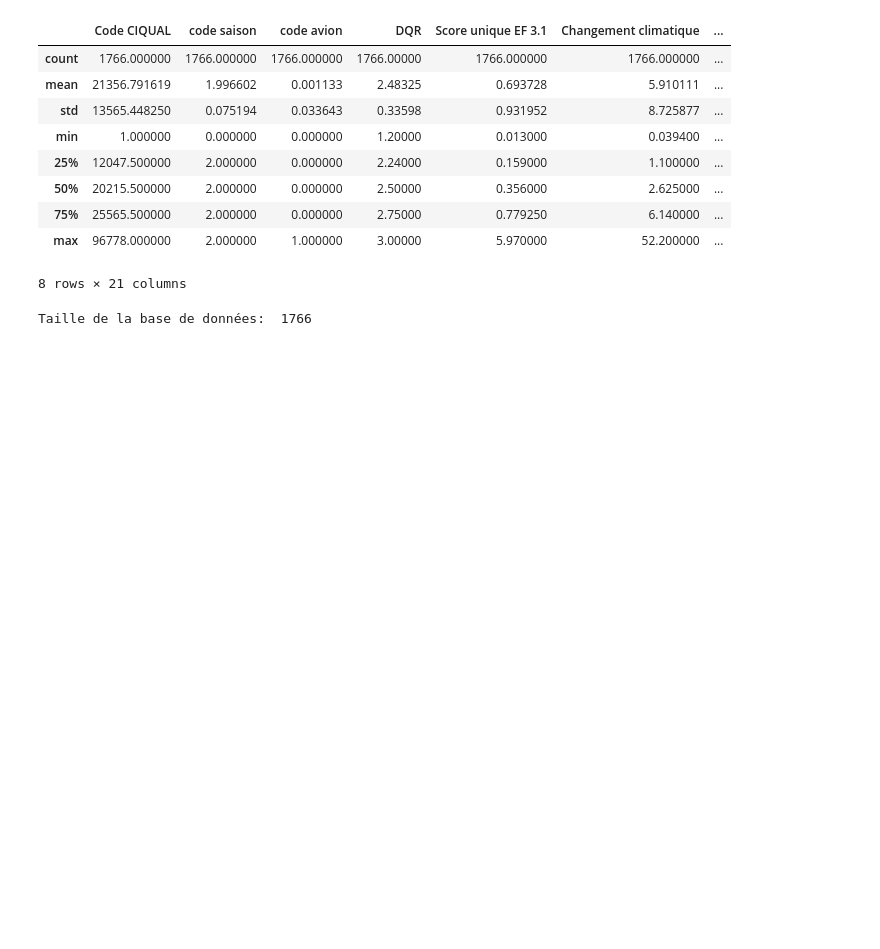
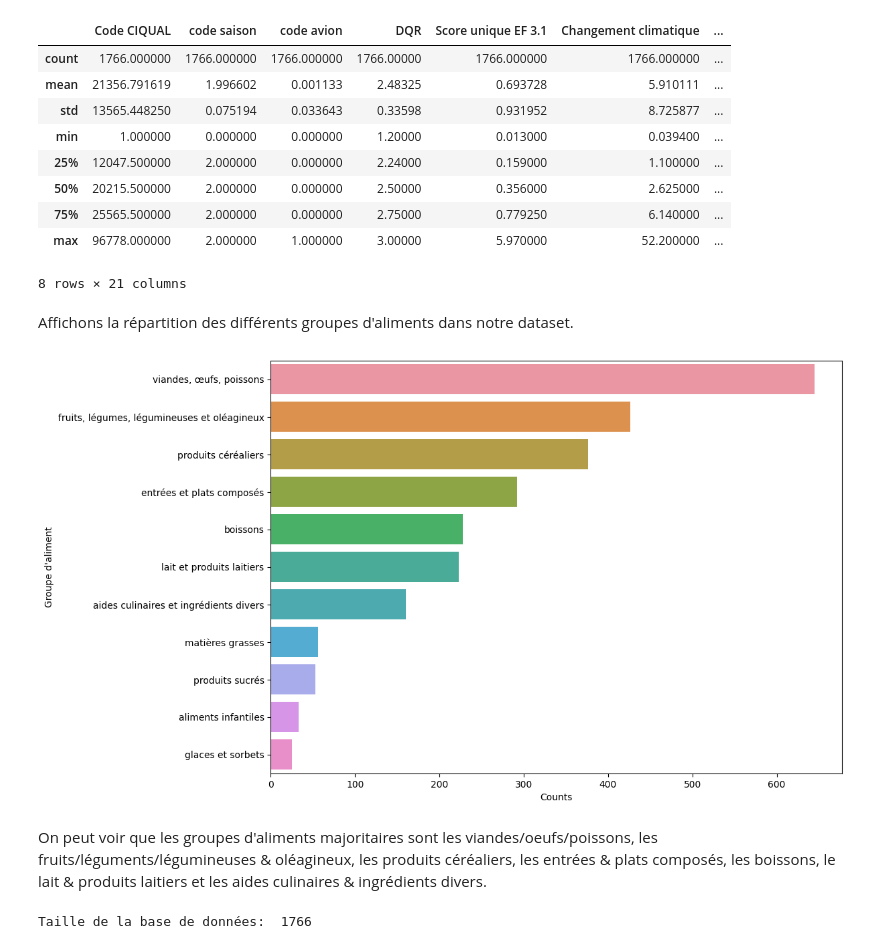
Before and after one commit to Lolikyu/Projet-DataScience, a Jupyter notebook: projet/projet-2-XU_YAZID.ipynb, the cells around one changed output. Saved outputs shown, nothing was run; the diff lists cells and outputs as text; code cells hidden in the pictures; blank space fills up the shorter version.

```diff
--- a/projet/projet-2-XU_YAZID.ipynb
+++ b/projet/projet-2-XU_YAZID.ipynb
@@ -189,6 +190,16 @@ data_synthese.describe()
 | 75% | 25565.500000 | 2.000000 | 0.000000 | 2.75000 | 0.779250 | 6.140000 | ... |
 | max | 96778.000000 | 2.000000 | 1.000000 | 3.00000 | 5.970000 | 52.200000 | ... |
 8 rows × 21 columns
+# %% [markdown]
+Affichons la répartition des différents groupes d'aliments dans notre dataset.
+# %%
+plt.figure(figsize=(11, 8))
+_ = sns.barplot(x=pd.value_counts(data_synthese["Groupe d'aliment"]), y=pd.value_counts(data_synthese["Groupe d'aliment"]).index)
+_ = plt.xlabel("Counts")
+# %% [output]
+[figure, added]
+# %% [markdown]
+On peut voir que les groupes d'aliments majoritaires sont les viandes/oeufs/poissons, les fruits/léguments/légumineuses & oléagineux, les produits céréaliers, les entrées & plats composés, les boissons, le lait & produits laitiers et les aides culinaires & ingrédients divers.
 # %%
 data_synthese["Changement climatique"].hist(bins=100)
 print("Taille de la base de données: ",len(data_synthese))
```
Also changed, not shown: parts of 26 cells of this notebook, 4 other files.
